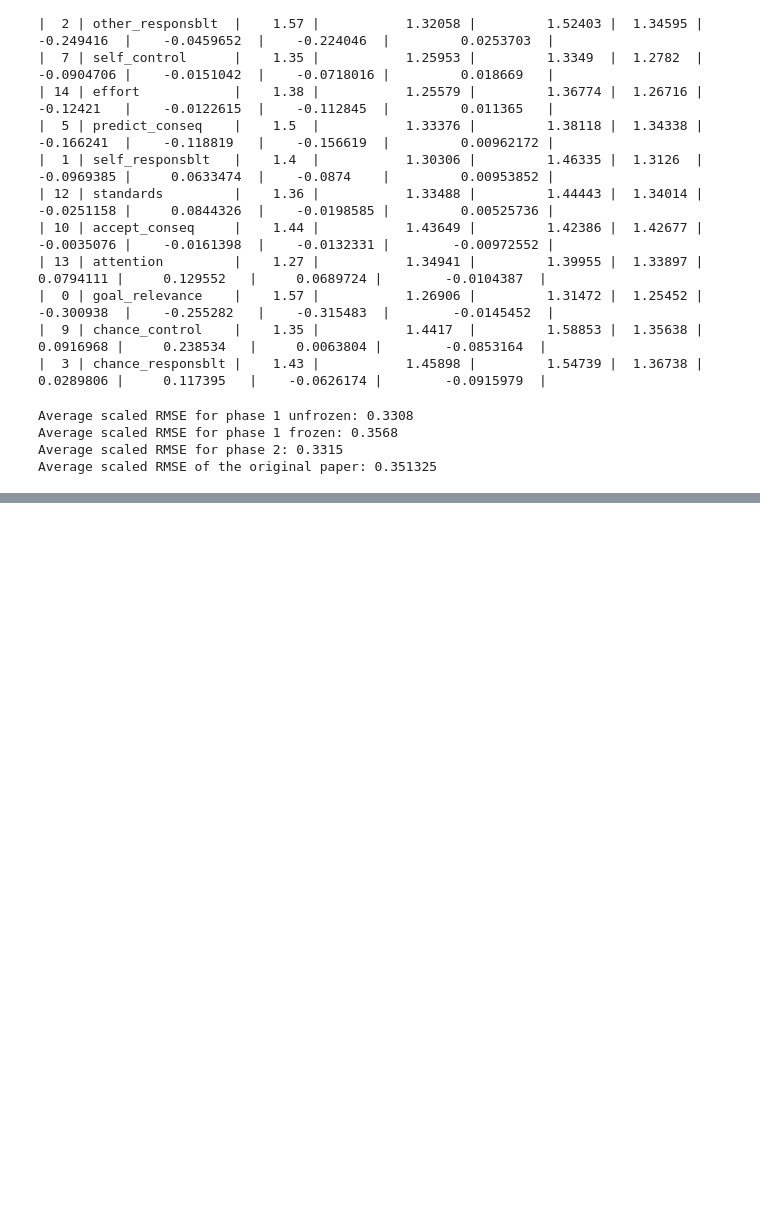
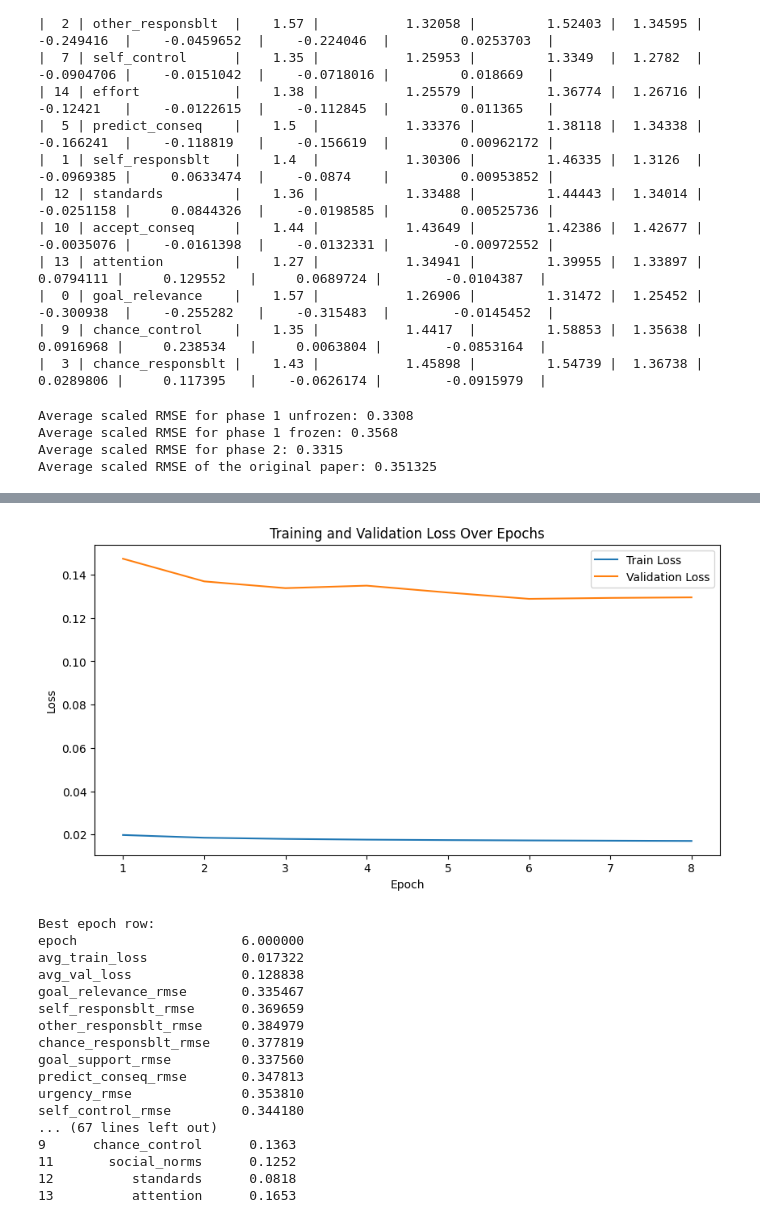
Before and after one commit to sooyeon-l/nlp-appraisal, a Jupyter notebook: notebooks/04_results_analysis.ipynb, the cells around one changed output, grey strips where cells are left out. Saved outputs shown, nothing was run; the diff lists cells and outputs as text; code cells hidden in the pictures; blank space fills up the shorter version.

```diff
--- a/notebooks/04_results_analysis.ipynb
+++ b/notebooks/04_results_analysis.ipynb
@@ -274,0 +283,28 @@ def plot_loss_record(phase_name):
+# %%
+rmse_dict_p1unfrozen, rmse_df = analyze_training_log("phase1")
+worse_than_paper_df_p1unfrozen,comparison_df = compare_to_paper(rmse_dict_p1unfrozen, paper_rmse)
+print(rmse_dict_p1unfrozen)
+print(rmse_df)
+print("Average scaled RMSE across dimensions:", np.mean(list(rmse_dict_p1unfrozen.values())).round(4) * 4)
+print(comparison_df)
+print("Dimensions where model performs worse than paper:")
+print(worse_than_paper_df_p1unfrozen)
+# %% [output]
+[figure, added]
+Best epoch row:
+epoch                     6.000000
+avg_train_loss            0.017322
+avg_val_loss              0.128838
+goal_relevance_rmse       0.335467
+self_responsblt_rmse      0.369659
+other_responsblt_rmse     0.384979
+chance_responsblt_rmse    0.377819
+goal_support_rmse         0.337560
+predict_conseq_rmse       0.347813
+urgency_rmse              0.353810
+self_control_rmse         0.344180
+... (67 lines left out)
+9      chance_control      0.1363
+11       social_norms      0.1252
+12          standards      0.0818
+13          attention      0.1653
```
Also changed, not shown: parts of 5 cells of this notebook, 4 other files.
